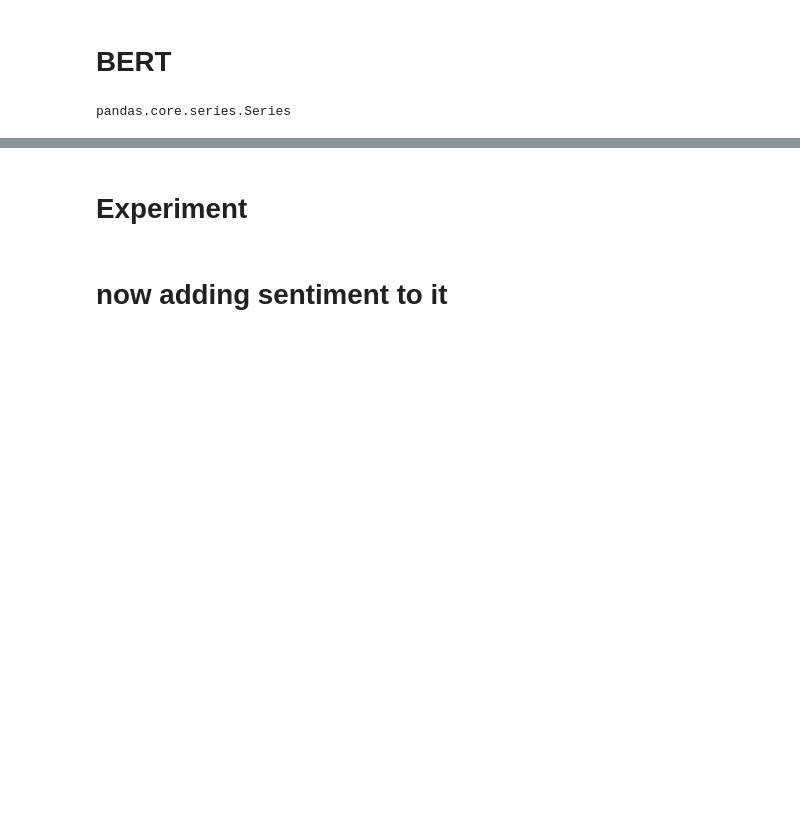
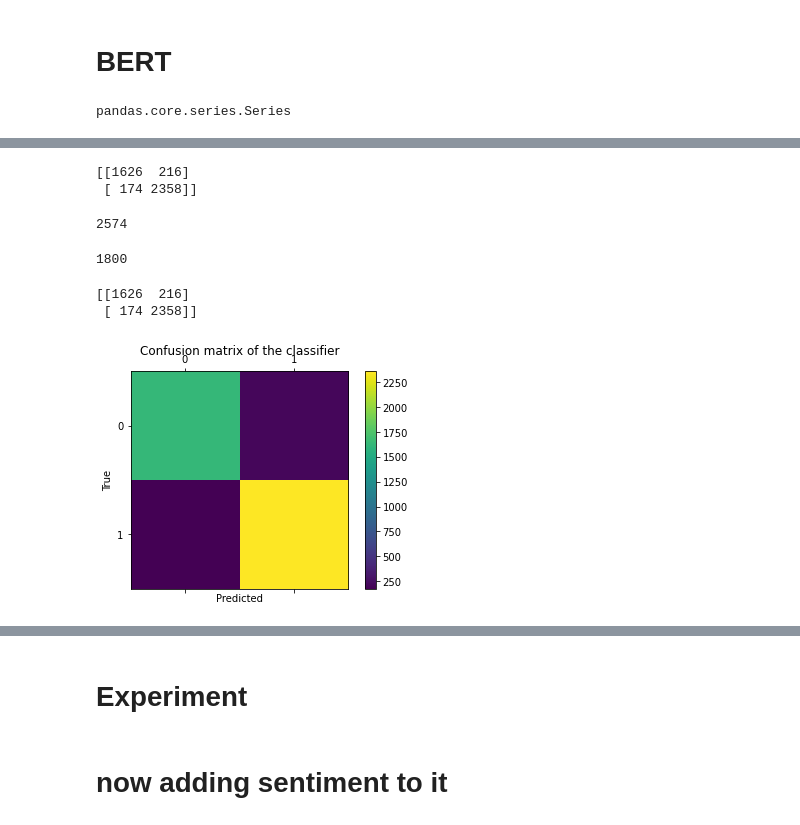
Before and after one commit to bhrt-sharma/Janta-NLP_Hackathon-For_Game_Reviews, a Jupyter notebook: nlp-using-bert.ipynb, the cells around one changed output, grey strips where cells are left out. Drawn from its saved outputs; the diff is of its cells as text; code cells hidden in the pictures; blank space fills up the shorter version.

```diff
--- a/nlp-using-bert.ipynb
+++ b/nlp-using-bert.ipynb
@@ -198,11 +257,11 @@ result.head(2)
 # %%
-import re
-def drop_numbers(list_text):
-    list_text_new = []
-    for i in list_text:
-        if not re.search('\d', i):
-            list_text_new.append(i)
-    return ' '.join(list_text_new)
-result['user_review'] = result['user_review'].apply(drop_numbers)
-testing_df['user_review'] = testing_df['user_review'].apply(drop_numbers)
+# import re
+# def drop_numbers(list_text):
+#     list_text_new = []
+#     for i in list_text:
+#         if not re.search('\d', i):
+#             list_text_new.append(i)
+#     return ' '.join(list_text_new)
+# result['user_review'] = result['user_review'].apply(drop_numbers)
+# testing_df['user_review'] = testing_df['user_review'].apply(drop_numbers)
 # %%
@@ -284,6 +347,6 @@ y = result['user_suggestion']
 # %%
 from sklearn.model_selection import train_test_split
-X_train, X_test, y_train, y_test = train_test_split(X, y,random_state = 42, test_size=0.01)
+X_train, X_test, y_train, y_test = train_test_split(X, y,random_state = 42, test_size=0.25)
 # %%
 print('\n train X: {} \n train y: {} \n Val X: {} \n val y: {}'.format((X_train.shape),(y_train.shape),(X_test.shape),(y_test.shape)))
 # %% [output]
@@ -367,7 +438,7 @@ type(X_train_bert)
 # %% [output]
 pandas.core.series.Series
 # %%
-train_input = bert_encode(X_train_bert.values, tokenizer, max_len=380)
-test_input = bert_encode(X_test_bert.values, tokenizer, max_len=380)
+train_input = bert_encode(X_train_bert.values, tokenizer, max_len=400)
+test_input = bert_encode(X_test_bert.values, tokenizer, max_len=400)
 train_labels = y_train.values
 # %%
@@ -387,4 +446,4 @@ print(type(train_labels))
 # %%
-model = build_model(bert_layer, max_len=380)
+model = build_model(bert_layer, max_len=400)
 model.summary()
 # %% [output]
@@ -434,0 +492,33 @@ Accuracy:  0.8914285714285715
+# %%
+from sklearn.metrics import confusion_matrix
+
+print(confusion_matrix(y_test.values, preds))
+# %% [output]
+[[1626  216]
+ [ 174 2358]]
+# %%
+preds.count(1)
+# %% [output]
+2574
+# %%
+preds.count(0)
+# %% [output]
+1800
+# %%
+labels = [0, 1]
+cm = confusion_matrix(y_test.values, preds, labels)
+print(cm)
+fig = plt.figure()
+ax = fig.add_subplot(111)
+cax = ax.matshow(cm)
+plt.title('Confusion matrix of the classifier')
+fig.colorbar(cax)
+ax.set_xticklabels([''] + labels)
+ax.set_yticklabels([''] + labels)
+plt.xlabel('Predicted')
+plt.ylabel('True')
+plt.show()
+# %% [output]
+[[1626  216]
+ [ 174 2358]]
+[figure, added]
```
Also changed, not shown: parts of 56 cells of this notebook.
